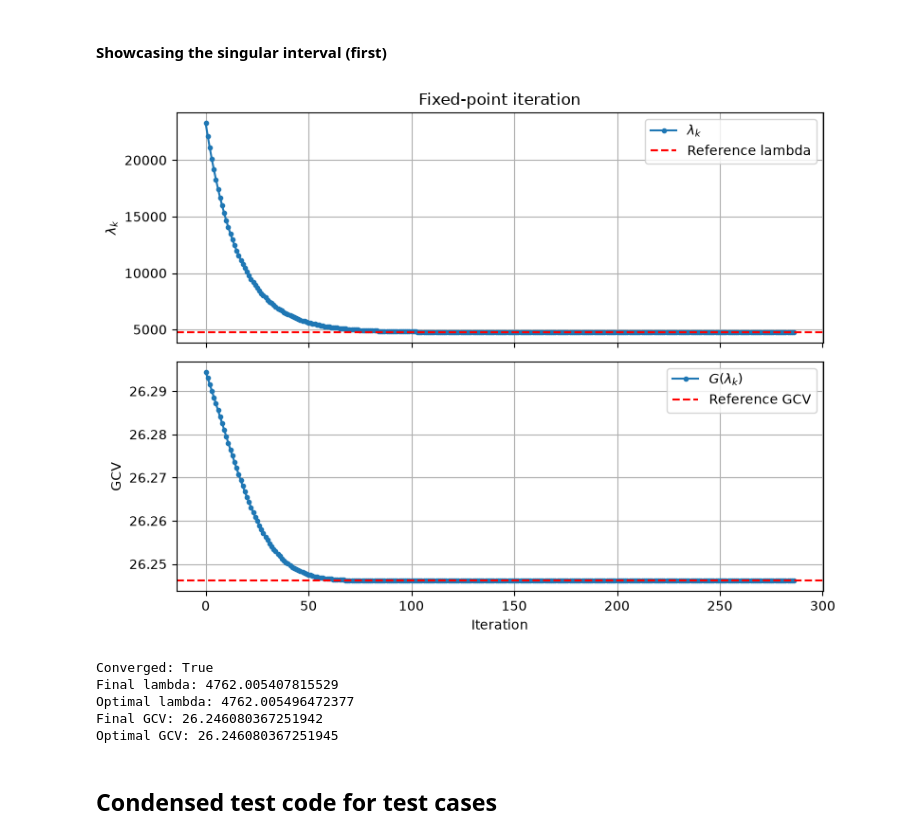
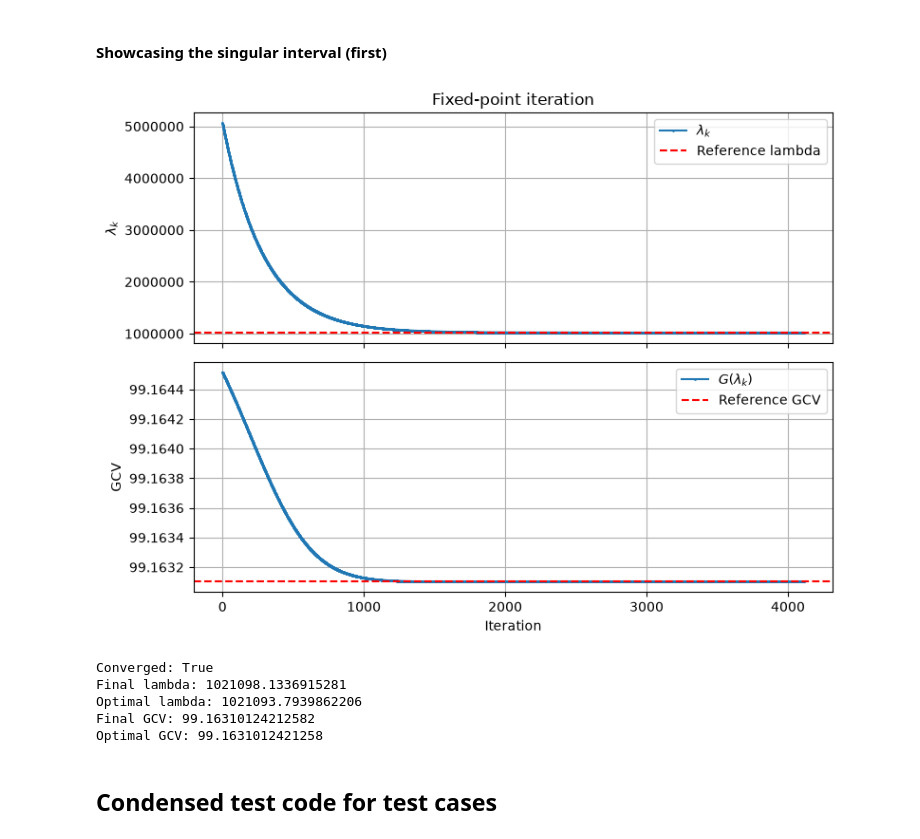
Before and after one commit to advayvyas/OptimalRidge, a Jupyter notebook: gcv_contraction.ipynb, the cells around one changed output. Cells and saved outputs as stored; diff of their text form; code cells hidden in the pictures.

Commit message:
New test case with more d/N ratio - It looks like it works with the Fprime barely squeezing in, time to try d > N

```diff
--- a/gcv_contraction.ipynb
+++ b/gcv_contraction.ipynb
@@ -246,9 +246,9 @@ def F_prime(lam, n, a, singular_values):
 # %%
 rng = np.random.default_rng(seed=77)
 
-EPSILON = 5
-ASPECT_RATIO = 0.3  # aspect ratio (d/N)
-N = 1000 # observations
+EPSILON = 10
+ASPECT_RATIO = 0.8  # aspect ratio (d/N)
+N = 10000 # observations
 D = int(ASPECT_RATIO * N)  # parameters
 # %%
 theta = rng.standard_normal(size=D)[:, np.newaxis]
@@ -516,48 +516,48 @@ left = interval_index * 2 * r_hat
 right = (interval_index + 1) * 2 * r_hat
 lam_0 = (left + right) / 2
 
-lam_star, lam_history, converged = fixed_point_iteration(lam_0)
+lam_star, lam_history, converged = fixed_point_iteration(lam_0, iterations = 10000)
 gcv_history = [G(lam, N, a, sigma) for lam in lam_history]
 iterations = np.arange(len(lam_history))
 
 fig, axes = plt.subplots(2, 1, figsize=(8, 6), sharex=True)
 
-axes[0].plot(iterations, lam_history, marker=".", label=r"$\lambda_k$")
+axes[0].plot(iterations, lam_history, marker=".", markersize = 2, label=r"$\lambda_k$")
 axes[0].axhline(
     optimal_lambda, color="red", linestyle="--", label="Reference lambda"
 )
 axes[0].set_ylabel(r"$\lambda_k$")
 axes[0].set_title("Fixed-point iteration")
 axes[0].legend()
 axes[0].grid(True)
 
-axes[1].plot(iterations, gcv_history, marker=".", label=r"$G(\lambda_k)$")
+axes[1].plot(iterations, gcv_history, marker=".", markersize = 2, label=r"$G(\lambda_k)$")
 axes[1].axhline(
     optimal_gcv, color="red", linestyle="--", label="Reference GCV"
 )
 axes[1].set_xlabel("Iteration")
 axes[1].set_ylabel("GCV")
 axes[1].legend()
 axes[1].grid(True)
 
 axes[0].ticklabel_format(axis='y', style='plain', useOffset=False)
 axes[1].ticklabel_format(axis='y', style='plain', useOffset=False)
 
 plt.tight_layout()
 plt.show()
 
 print("Converged:", converged)
 print("Final lambda:", lam_star)
 print("Optimal lambda:", optimal_lambda)
 print("Final GCV:", gcv_history[-1])
 print("Optimal GCV:", optimal_gcv)
 # %% [output]
-[figure, old version]
+[figure, new version]
 Converged: True
-Final lambda: 4762.005407815529
-Optimal lambda: 4762.005496472377
-Final GCV: 26.246080367251942
-Optimal GCV: 26.246080367251945
+Final lambda: 1021098.1336915281
+Optimal lambda: 1021093.7939862206
+Final GCV: 99.16310124212582
+Optimal GCV: 99.1631012421258
 # %% [markdown]
 ## Condensed test code for test cases
 # %%
```
Also changed, not shown: parts of 8 cells of this notebook.
